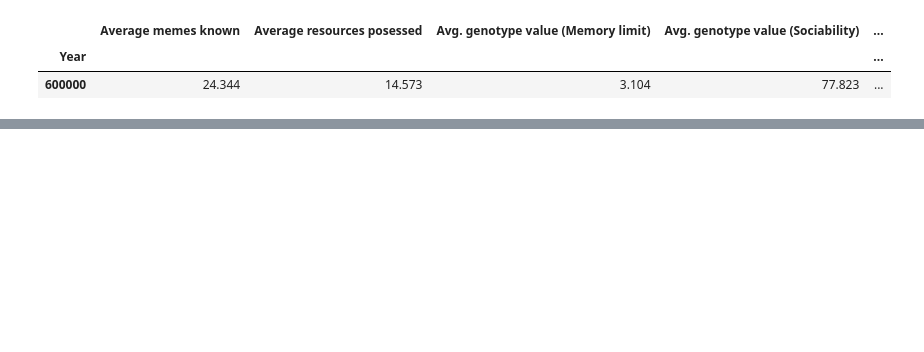
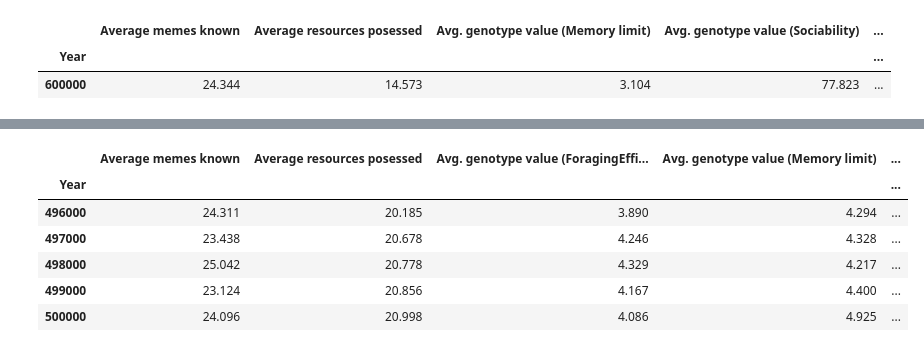
Before and after one commit to kraidiky/TribeSim, a Jupyter notebook: LogsProcessing/010.Sociabilit.Test.trsim.ipynb, the cells around one changed output, grey strips where cells are left out. Saved outputs shown, nothing was run; the diff lists cells and outputs as text; code cells hidden in the pictures; blank space fills up the shorter version.

```diff
--- a/LogsProcessing/010.Sociabilit.Test.trsim.ipynb
+++ b/LogsProcessing/010.Sociabilit.Test.trsim.ipynb
@@ -224,0 +285,10 @@ avg[1][avg[1].index == 600000]
+# %%
+avg[5][-5:].head()
+# %% [output]
+|  | Average memes known | Average resources posessed | Avg. genotype value (ForagingEffi... | Avg. genotype value (Memory limit) | ... |
+| Year |  |  |  |  | ... |
+| 496000 | 24.311 | 20.185 | 3.890 | 4.294 | ... |
+| 497000 | 23.438 | 20.678 | 4.246 | 4.328 | ... |
+| 498000 | 25.042 | 20.778 | 4.329 | 4.217 | ... |
+| 499000 | 23.124 | 20.856 | 4.167 | 4.400 | ... |
+| 500000 | 24.096 | 20.998 | 4.086 | 4.925 | ... |
```
Also changed, not shown: parts of 14 cells of this notebook, 7 other files.
